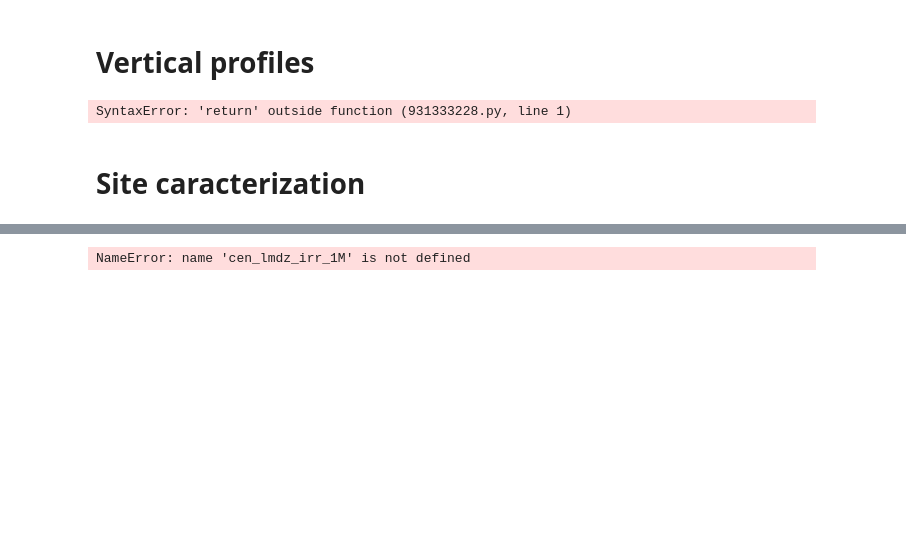
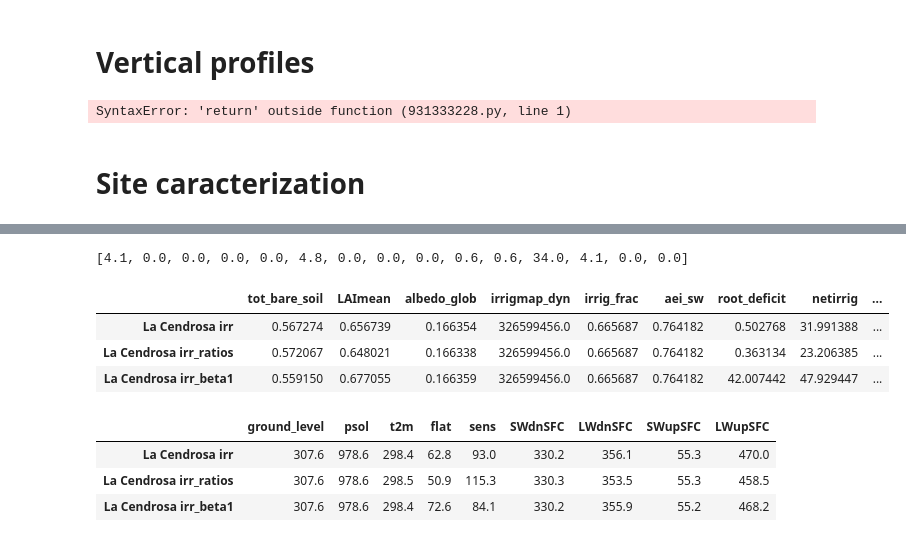
Before and after one commit to ptiengou/netcdf-scripts, a Jupyter notebook: python_notebooks/LMDZOR/LAM_08_HFnative.ipynb, the cells around one changed output, grey strips where cells are left out. Saved outputs shown, nothing was run; the diff lists cells and outputs as text; code cells hidden in the pictures; blank space fills up the shorter version.

```diff
--- a/python_notebooks/LMDZOR/LAM_08_HFnative.ipynb
+++ b/python_notebooks/LMDZOR/LAM_08_HFnative.ipynb
@@ -444,6 +444,8 @@ orc_beta1_1M = format_ORC_1M(orc_1M_file,orc_1M_newfile, color, label)
 lmdz_beta1 = format_lmdz_HF(lmdz_file, color, label)
 orc_beta1 = format_ORC_HF(orc_file, color, label)
 
+cen_lmdz_beta1_1M, els_lmdz_beta1_1M = select_liaise_sites_sop(lmdz_beta1_1M, label, sop=False)
+cen_orc_beta1_1M, els_orc_beta1_1M = select_liaise_sites_sop(orc_beta1_1M, label, sop=False)
 cen_lmdz_beta1, els_lmdz_beta1, sop_cen_lmdz_beta1, sop_els_lmdz_beta1 = select_liaise_sites_sop(lmdz_beta1, label)
 cen_orc_beta1, els_orc_beta1, sop_cen_orc_beta1, sop_els_orc_beta1 = select_liaise_sites_sop(orc_beta1, label)
 # %%
@@ -1279,25 +1302,38 @@ def round_value(val):
+# %%
+ds=cen_orc_ratios_1M
+ds=cen_orc_beta1_1M
+process_list(ds['vegetfrac'].values[0])
+# %% [output]
+[4.1, 0.0, 0.0, 0.0, 0.0, 4.8, 0.0, 0.0, 0.0, 0.6, 0.6, 34.0, 4.1, 0.0, 0.0]
 # %%
 orc_varlist=['tot_bare_soil', 'LAImean', 'albedo_glob',
              'irrigmap_dyn','irrig_frac', 'aei_sw', 'root_deficit', 'netirrig','irrigation',
              'mrsos', 'temp_sol', 'rain']
-orc_ds_list=[cen_orc_irr_1M, els_orc_irr_1M, cen_orc_maps_irr_1M, els_orc_maps_irr_1M]
+orc_ds_list=[cen_orc_irr_1M, els_orc_irr_1M, cen_orc_ratios_1M ]#cen_orc_maps_irr_1M, els_orc_maps_irr_1M]
+orc_ds_list=[cen_orc_irr_1M, cen_orc_ratios_1M, cen_orc_beta1_1M ]#cen_orc_maps_irr_1M, els_orc_maps_irr_1M]
 
 rows = []
 for ds in orc_ds_list:
     row_data = {}
     for var in orc_varlist:
         row_data[var] = ds[var].values[0]
     rows.append(row_data)
 
 df = pd.DataFrame(rows)
 # df=df.round(2)
 df.index = [ds.attrs['name'] for ds in orc_ds_list]
 
 df
+# %% [output]
+|  | tot_bare_soil | LAImean | albedo_glob | irrigmap_dyn | irrig_frac | aei_sw | root_deficit | netirrig | ... |
+| La Cendrosa irr | 0.567274 | 0.656739 | 0.166354 | 326599456.0 | 0.665687 | 0.764182 | 0.502768 | 31.991388 | ... |
+| La Cendrosa irr_ratios | 0.572067 | 0.648021 | 0.166338 | 326599456.0 | 0.665687 | 0.764182 | 0.363134 | 23.206385 | ... |
+| La Cendrosa irr_beta1 | 0.559150 | 0.677055 | 0.166359 | 326599456.0 | 0.665687 | 0.764182 | 42.007442 | 47.929447 | ... |
 # %%
 lmdz_varlist=['ground_level','psol','t2m','flat', 'sens',
                'SWdnSFC', 'LWdnSFC', 'SWupSFC', 'LWupSFC']
-lmdz_ds_list=[cen_lmdz_irr_1M, els_lmdz_irr_1M, cen_lmdz_maps_irr_1M]
+# lmdz_ds_list=[cen_lmdz_irr_1M, els_lmdz_irr_1M, cen_lmdz_maps_irr_1M]
+lmdz_ds_list=[cen_lmdz_irr_1M, cen_lmdz_ratios_1M, cen_lmdz_beta1_1M]
 
 rows = []
 for ds in lmdz_ds_list:
@@ -1313,4 +1349,7 @@ df.index = [ds.attrs['name'] for ds in lmdz_ds_list]
 
 df
 # %% [output]
-NameError: name 'cen_lmdz_irr_1M' is not defined
+|  | ground_level | psol | t2m | flat | sens | SWdnSFC | LWdnSFC | SWupSFC | LWupSFC |
+| La Cendrosa irr | 307.6 | 978.6 | 298.4 | 62.8 | 93.0 | 330.2 | 356.1 | 55.3 | 470.0 |
+| La Cendrosa irr_ratios | 307.6 | 978.6 | 298.5 | 50.9 | 115.3 | 330.3 | 353.5 | 55.3 | 458.5 |
+| La Cendrosa irr_beta1 | 307.6 | 978.6 | 298.4 | 72.6 | 84.1 | 330.2 | 355.9 | 55.2 | 468.2 |
```
Also changed, not shown: parts of 25 cells of this notebook.
